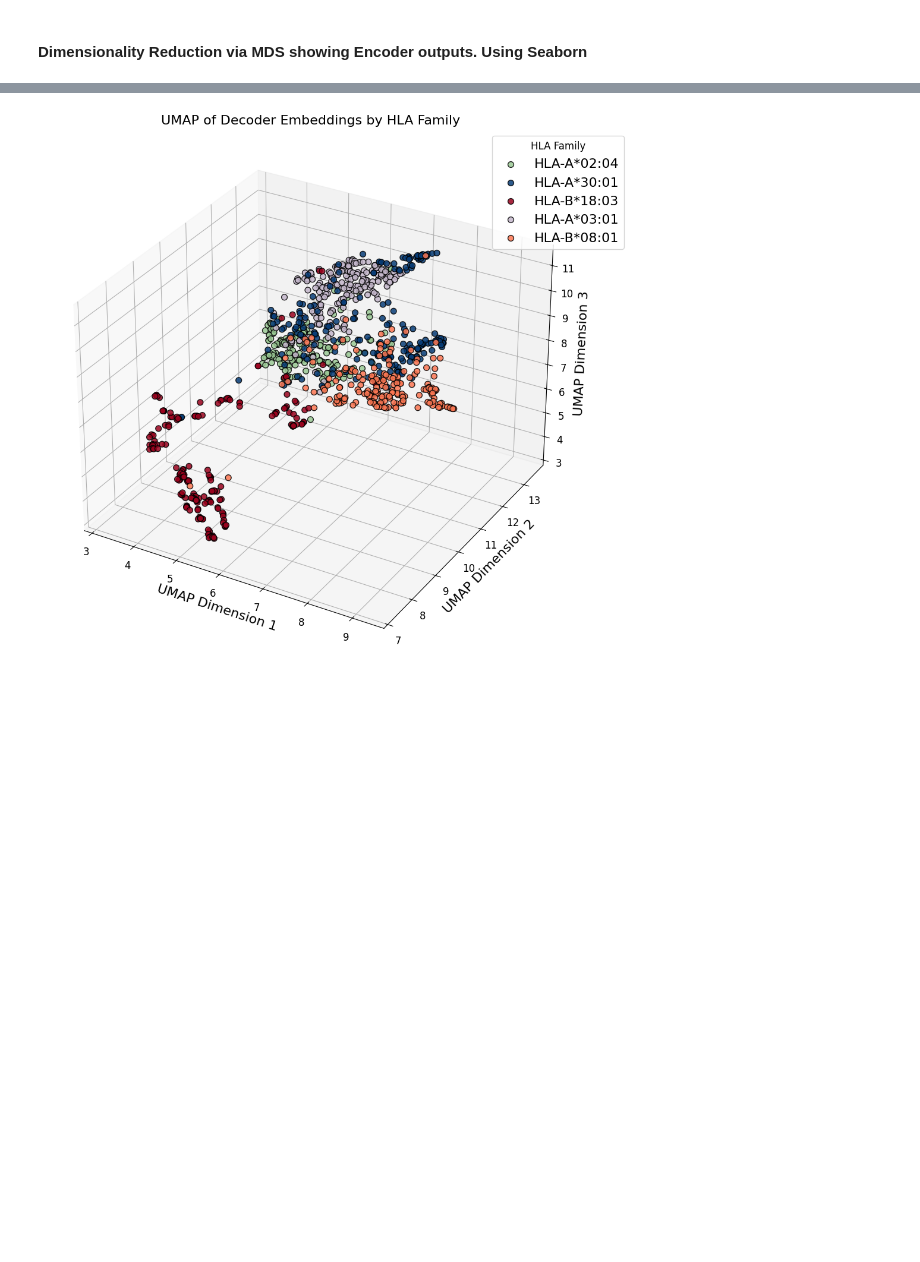
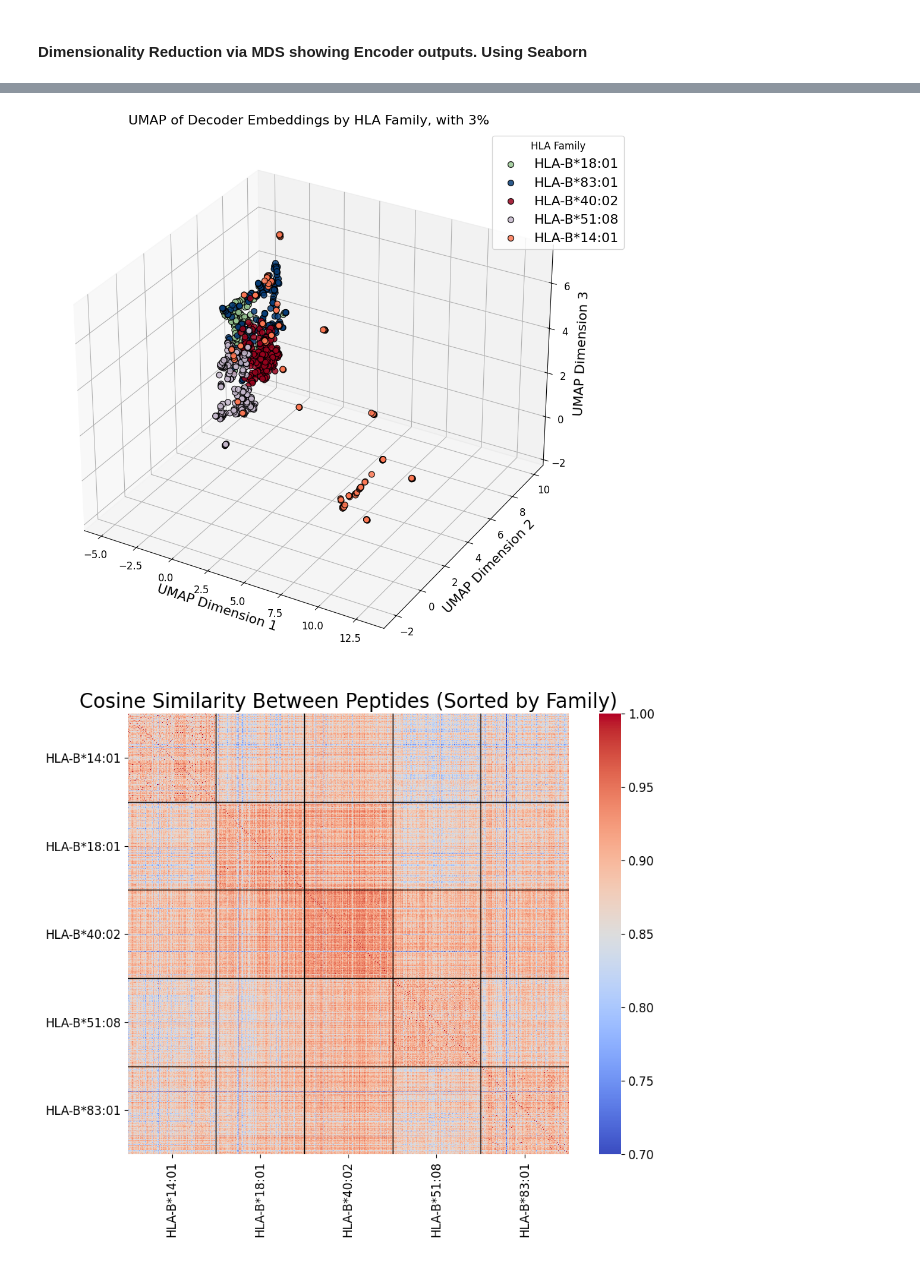
Before and after one commit to Felipepuiggarimedici/Fine-Tuned-TransMut, a Jupyter notebook: clusters.ipynb, the cells around one changed output, grey strips where cells are left out. Saved outputs shown, nothing was run; the diff lists cells and outputs as text; code cells hidden in the pictures; blank space fills up the shorter version.

```diff
--- a/clusters.ipynb
+++ b/clusters.ipynb
@@ -235,4 +257,55 @@ plot_umap_by_family(pooledDecoder,labelsSmallHla, title= "UMAP of Decoder Embedd
 # %%
-plot_umap_3d(pooledDecoder, labelsSmallHla,  title= "UMAP of Decoder Embeddings by HLA Family")
+embeddingUmap, labelUmap = removeOutliers(decoderUmap3d,labelsSmallHla, 3, 20)
+plot_umap_3d(embeddingUmap, labelUmap,  title= "UMAP of Decoder Embeddings by HLA Family, with " + str(3) +"% of outliers removed")
 # %% [output]
-[figure, old version]
+[figure, new version]
+# %%
+from sklearn.metrics.pairwise import cosine_similarity
+from sklearn.preprocessing import LabelEncoder
+import numpy as np
+import matplotlib.pyplot as plt
+import seaborn as sns
+
+# Encode labels to numeric for sorting
+labelEncoder = LabelEncoder()
+labelIds = labelEncoder.fit_transform(labelsSmallHla)
+sortedIndices = np.argsort(labelIds)
+
+# Step 2: Sort embeddings and labels
+embeddingsSorted = pooledDecoder[sortedIndices]
+labelsSorted = np.array(labels)[sortedIndices]
+labelIdsSorted = labelIds[sortedIndices]
+
+# Step 3: Compute cosine similarity matrix
+simMatrix = cosine_similarity(embeddingsSorted)
+adjustedSim = np.power(simMatrix, 10)
+
+# Step 4: Plot heatmap with family boundaries
+plt.figure(figsize=(10, 8))
+sns.heatmap(adjustedSim, cmap='coolwarm', square=True, xticklabels=False, yticklabels=False, vmin=0.7, vmax=1.0)
+plt.title("Cosine Similarity Between Peptides (Sorted by Family)")
+
+# Step 5: Draw lines to show family boundaries
+familySizes = np.bincount(labelIdsSorted)
+boundaryPositions = np.cumsum(familySizes)
+
+# Use LabelEncoder's classes (sorted unique labels) instead of unique from labelsSorted
+uniqueLabels = labelEncoder.classes_
+
+# Compute midpoints for label placement on axes
+startIndices = np.insert(boundaryPositions[:-1], 0, 0)
+endIndices = boundaryPositions
+midpoints = (startIndices + endIndices) // 2
+
+plt.xticks(midpoints, uniqueLabels, rotation=90)
+plt.yticks(midpoints, uniqueLabels)
+
+# Draw boundary lines
+for pos in boundaryPositions[:-1]:  # skip the last position
+    plt.axhline(pos, color='black', linewidth=1)
+    plt.axvline(pos, color='black', linewidth=1)
+
+plt.tight_layout()
+plt.show()
+# %% [output]
+[figure, added]
```
Also changed, not shown: parts of 6 cells of this notebook, 29 other files.
